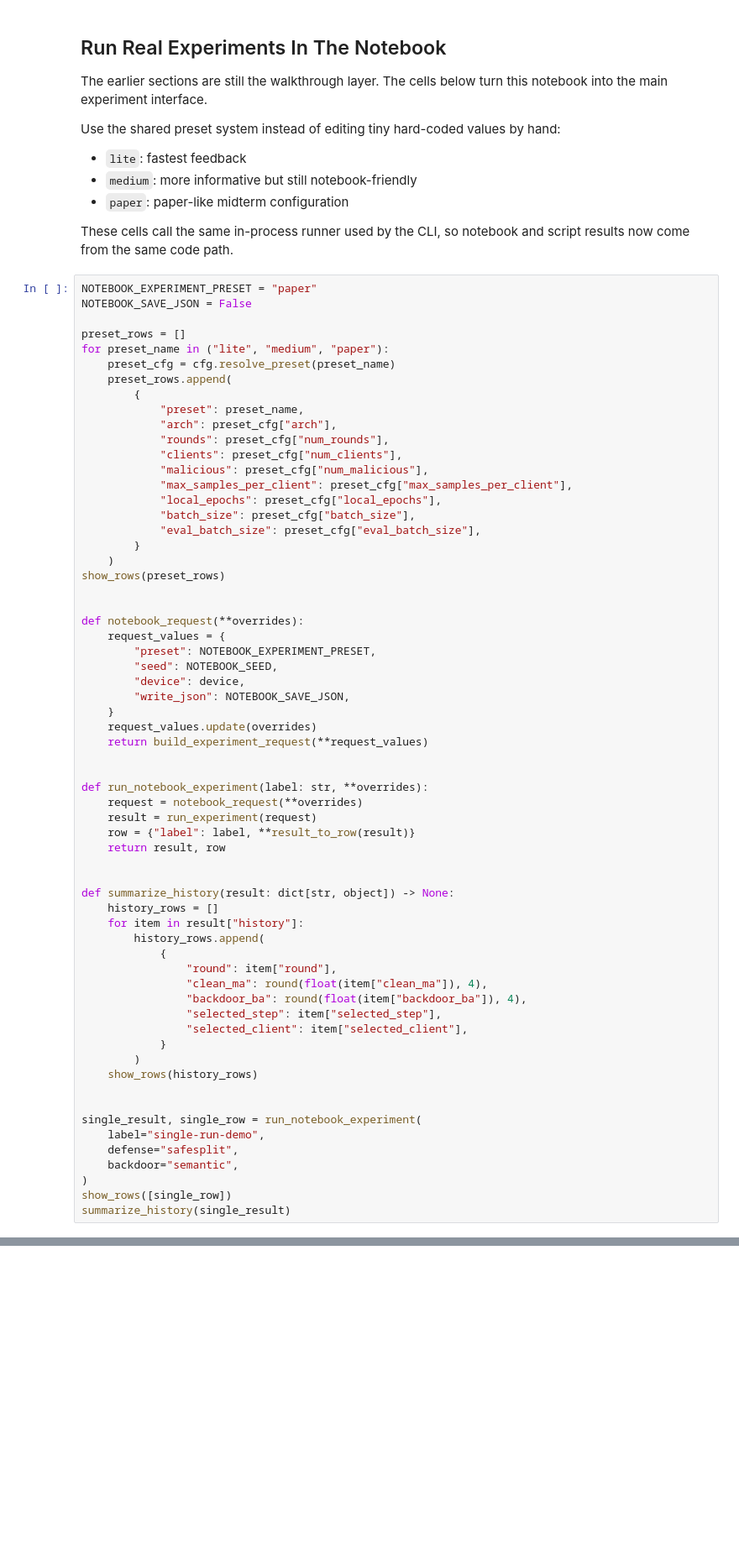
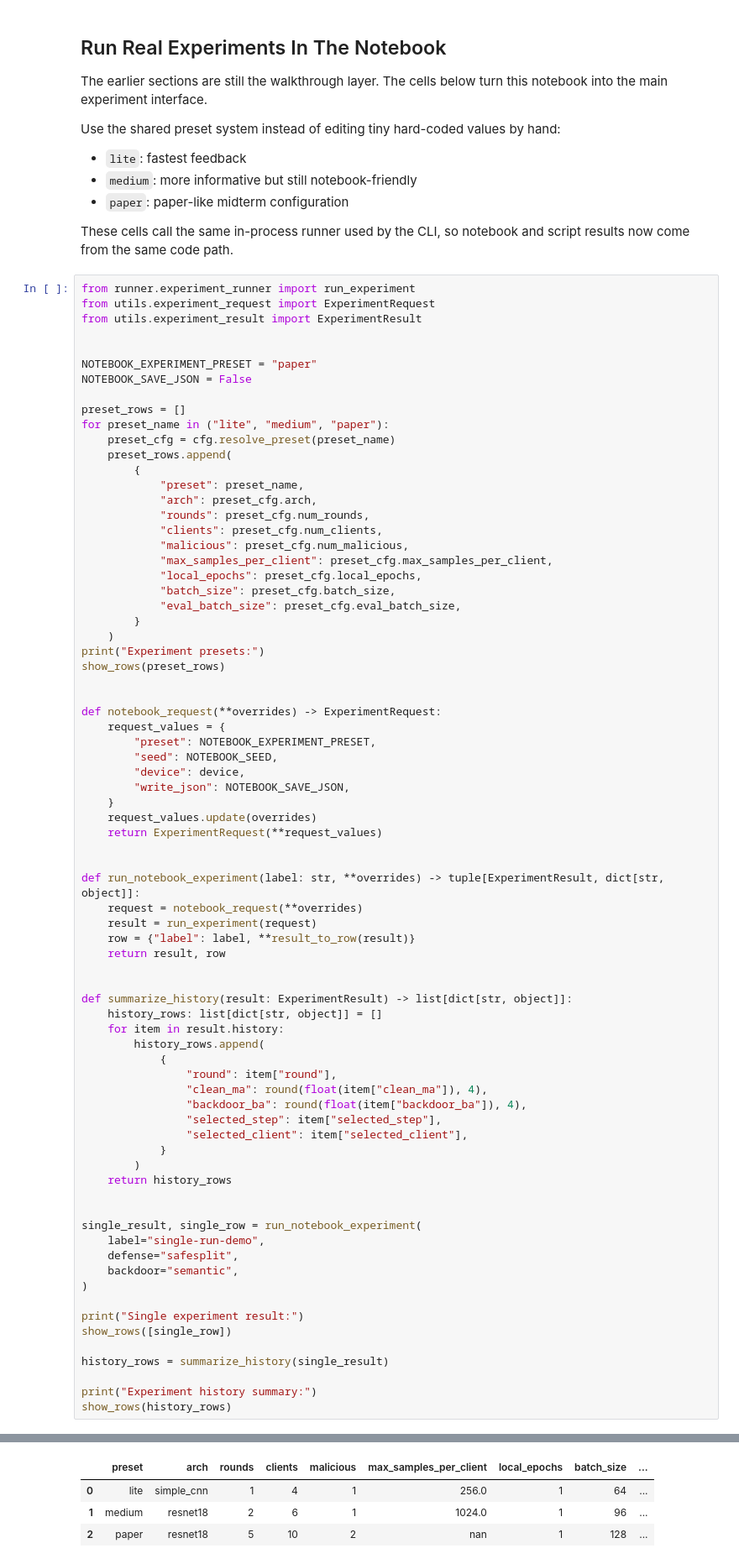
Before and after one commit to MateoLopez00/SafeSplit_Distributed_DL, a Jupyter notebook: SafeSplit_walkthrough.ipynb, the cells around one changed output, grey strips where cells are left out. Shown at 84% size. Saved outputs shown, nothing was run; the diff lists cells and outputs as text; blank space fills up the shorter version.

```diff
--- a/SafeSplit_walkthrough.ipynb
+++ b/SafeSplit_walkthrough.ipynb
@@ -489,6 +649,11 @@ Use the shared preset system instead of editing tiny hard-coded values by hand:
 
 These cells call the same in-process runner used by the CLI, so notebook and script results now come from the same code path.
 # %%
+from runner.experiment_runner import run_experiment
+from utils.experiment_request import ExperimentRequest
+from utils.experiment_result import ExperimentResult
+
+
 NOTEBOOK_EXPERIMENT_PRESET = "paper"
 NOTEBOOK_SAVE_JSON = False
 
@@ -498,20 +663,21 @@ for preset_name in ("lite", "medium", "paper"):
     preset_rows.append(
         {
             "preset": preset_name,
-            "arch": preset_cfg["arch"],
-            "rounds": preset_cfg["num_rounds"],
-            "clients": preset_cfg["num_clients"],
-            "malicious": preset_cfg["num_malicious"],
-            "max_samples_per_client": preset_cfg["max_samples_per_client"],
-            "local_epochs": preset_cfg["local_epochs"],
-            "batch_size": preset_cfg["batch_size"],
-            "eval_batch_size": preset_cfg["eval_batch_size"],
+            "arch": preset_cfg.arch,
+            "rounds": preset_cfg.num_rounds,
+            "clients": preset_cfg.num_clients,
+            "malicious": preset_cfg.num_malicious,
+            "max_samples_per_client": preset_cfg.max_samples_per_client,
+            "local_epochs": preset_cfg.local_epochs,
+            "batch_size": preset_cfg.batch_size,
+            "eval_batch_size": preset_cfg.eval_batch_size,
         }
     )
+print("Experiment presets:")
 show_rows(preset_rows)
 
 
-def notebook_request(**overrides):
+def notebook_request(**overrides) -> ExperimentRequest:
     request_values = {
         "preset": NOTEBOOK_EXPERIMENT_PRESET,
         "seed": NOTEBOOK_SEED,
@@ -519,19 +685,19 @@ def notebook_request(**overrides):
         "write_json": NOTEBOOK_SAVE_JSON,
     }
     request_values.update(overrides)
-    return build_experiment_request(**request_values)
+    return ExperimentRequest(**request_values)
 
 
-def run_notebook_experiment(label: str, **overrides):
+def run_notebook_experiment(label: str, **overrides) -> tuple[ExperimentResult, dict[str, object]]:
     request = notebook_request(**overrides)
     result = run_experiment(request)
     row = {"label": label, **result_to_row(result)}
     return result, row
 
 
-def summarize_history(result: dict[str, object]) -> None:
-    history_rows = []
-    for item in result["history"]:
+def summarize_history(result: ExperimentResult) -> list[dict[str, object]]:
+    history_rows: list[dict[str, object]] = []
+    for item in result.history:
         history_rows.append(
             {
                 "round": item["round"],
@@ -541,7 +707,7 @@ def summarize_history(result: dict[str, object]) -> None:
                 "selected_client": item["selected_client"],
             }
         )
-    show_rows(history_rows)
+    return history_rows
 
 
 single_result, single_row = run_notebook_experiment(
@@ -549,6 +715,12 @@ single_result, single_row = run_notebook_experiment(
     defense="safesplit",
     backdoor="semantic",
 )
+
+print("Single experiment result:")
 show_rows([single_row])
-summarize_history(single_result)
+
+history_rows = summarize_history(single_result)
+
+print("Experiment history summary:")
+show_rows(history_rows)
 # %% [output]
@@ -569,0 +728,4 @@ round | clean_ma | backdoor_ba | selected_step | selected_client
+|  | preset | arch | rounds | clients | malicious | max_samples_per_client | local_epochs | batch_size | ... |
+| 0 | lite | simple_cnn | 1 | 4 | 1 | 256.0 | 1 | 64 | ... |
+| 1 | medium | resnet18 | 2 | 6 | 1 | 1024.0 | 1 | 96 | ... |
+| 2 | paper | resnet18 | 5 | 10 | 2 | nan | 1 | 128 | ... |
```
Also changed, not shown: parts of 16 cells of this notebook, 29 other files.
